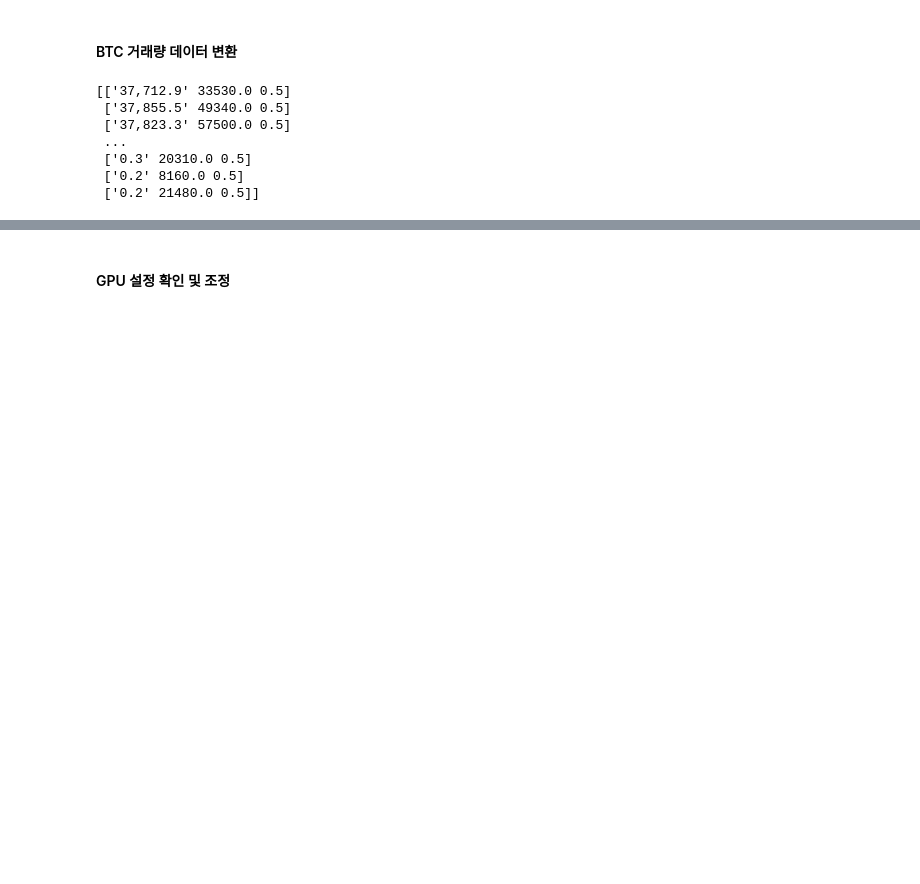
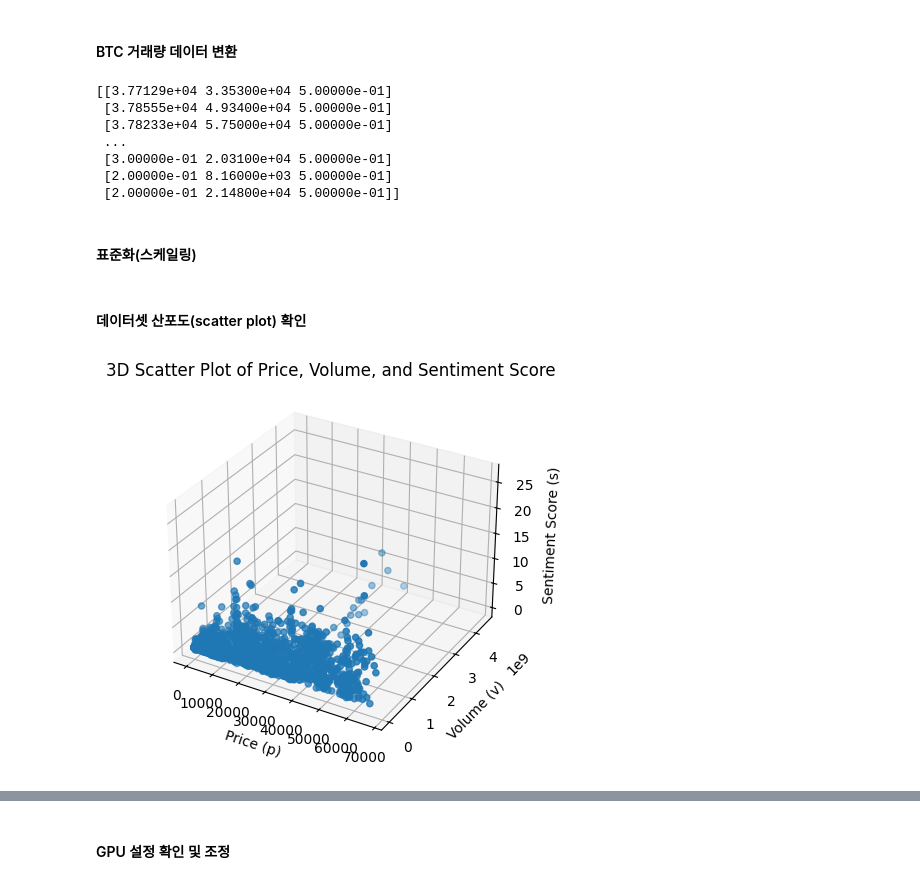
Before and after one commit to SsuFin/Sentiment-Portfolio-Asset-allocation, a Jupyter notebook: ECM-LSTM.ipynb, the cells around one changed output, grey strips where cells are left out. Saved outputs shown, nothing was run; the diff lists cells and outputs as text; code cells hidden in the pictures; blank space fills up the shorter version.

```diff
--- a/ECM-LSTM.ipynb
+++ b/ECM-LSTM.ipynb
@@ -178,19 +178,23 @@ df_merged['거래량'] = df_merged['거래량'].apply(convert_volume)
 # %%
 # NumPy 배열로 변환
 prices = df_merged['종가'].values.reshape(-1, 1)
+float_arr = np.array([float(x[0].replace(',', '')) for x in prices])
+float_arr_2d = float_arr.reshape(-1, 1)
 volumes = df_merged['거래량'].values.reshape(-1, 1)
 sentiments = df_merged['sentiment_score'].values.reshape(-1, 1)
 
 # NumPy 배열을 (p_t, v_t, s_t) 꼴로 결합
-data = np.hstack((prices, volumes, sentiments))
+data = np.hstack((float_arr_2d, volumes, sentiments))
 
 # 결과 확인
 print(data)
 # %% [output]
-[['37,712.9' 33530.0 0.5]
- ['37,855.5' 49340.0 0.5]
- ['37,823.3' 57500.0 0.5]
+[[3.77129e+04 3.35300e+04 5.00000e-01]
+ [3.78555e+04 4.93400e+04 5.00000e-01]
+ [3.78233e+04 5.75000e+04 5.00000e-01]
  ...
- ['0.3' 20310.0 0.5]
- ['0.2' 8160.0 0.5]
- ['0.2' 21480.0 0.5]]
+ [3.00000e-01 2.03100e+04 5.00000e-01]
+ [2.00000e-01 8.16000e+03 5.00000e-01]
+ [2.00000e-01 2.14800e+04 5.00000e-01]]
+# %% [markdown]
+#### 표준화(스케일링)
@@ -196,0 +209,26 @@ print(data)
+# %% [markdown]
+#### 데이터셋 산포도(scatter plot) 확인
+# %%
+import matplotlib.pyplot as plt
+from mpl_toolkits.mplot3d import Axes3D
+
+
+# 3D 산점도 생성
+fig = plt.figure()
+ax = fig.add_subplot(111, projection='3d')
+
+# 각 축에 데이터 플롯
+ax.scatter(float_arr_2d, volumes, sentiments)
+
+# 축 레이블 설정
+ax.set_xlabel('Price (p)')
+ax.set_ylabel('Volume (v)')
+ax.set_zlabel('Sentiment Score (s)')
+
+# 그래프 제목 설정
+ax.set_title('3D Scatter Plot of Price, Volume, and Sentiment Score')
+
+# 그래프 보여주기
+plt.show()
+# %% [output]
+[figure, added]
```
Also changed, not shown: parts of 14 cells of this notebook.
